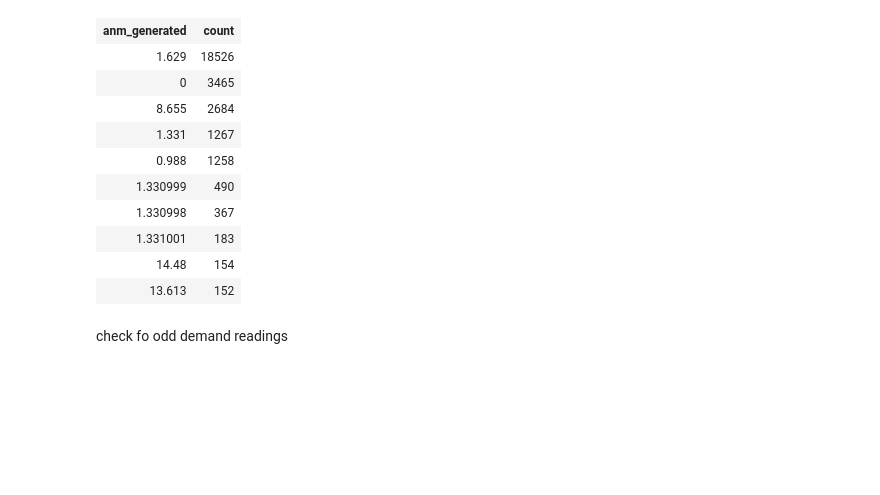
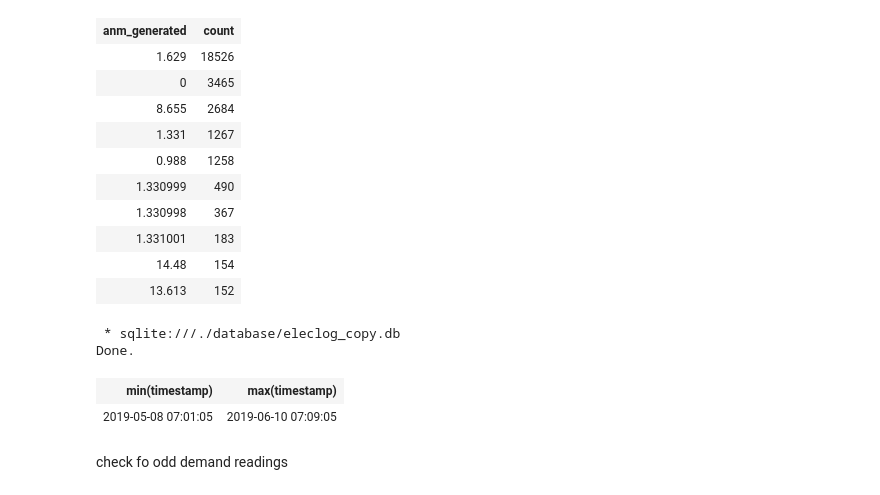
Before and after one commit to srendall91/orkney-electricity, a Jupyter notebook: dataclean/BadData.ipynb, the cells around one changed output. Saved outputs shown, nothing was run; the diff lists cells and outputs as text; code cells hidden in the pictures; blank space fills up the shorter version.

```diff
--- a/dataclean/BadData.ipynb
+++ b/dataclean/BadData.ipynb
@@ -93,6 +119,15 @@ Done.
 | 1.331001 | 183 |
 | 14.48 | 154 |
 | 13.613 | 152 |
+# %%
+%%sql
+SELECT min(timestamp), max(timestamp) from readings
+where anm_generated = 1.614 and substr(timestamp, 6, 5) > '04-31' and substr(timestamp, 6, 5) < '06-14'
+# %% [output]
+ * sqlite:///./database/eleclog_copy.db
+Done.
+| min(timestamp) | max(timestamp) |
+| 2019-05-08 07:01:05 | 2019-06-10 07:09:05 |
 # %% [markdown]
 check fo odd demand readings
 # %%
```
Also changed, not shown: parts of 2 cells of this notebook, 3 other files.
